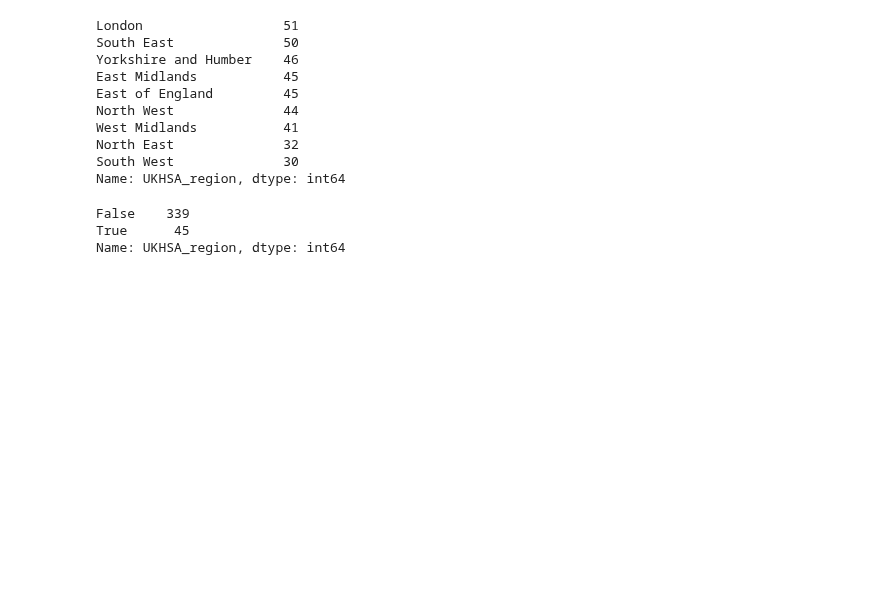
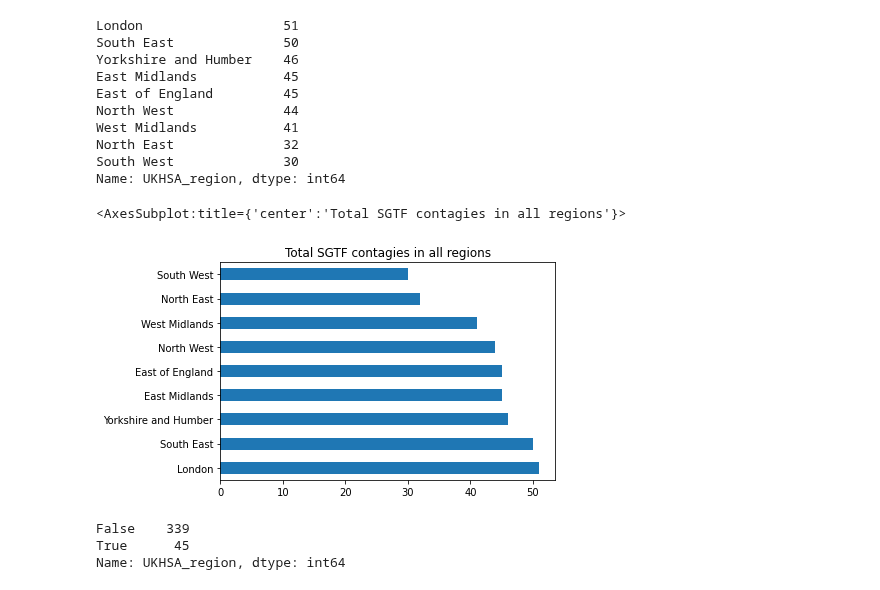
Before and after one commit to orlando074/-micron-in-UK-data-analysis, a Jupyter notebook: OmicronVirus test dataAnalyze.ipynb, the cells around one changed output. Cells and saved outputs as stored; diff of their text form; code cells hidden in the pictures; blank space fills up the shorter version.

```diff
--- a/OmicronVirus test dataAnalyze.ipynb
+++ b/OmicronVirus test dataAnalyze.ipynb
@@ -227,6 +233,12 @@ West Midlands           41
 North East              32
 South West              30
 Name: UKHSA_region, dtype: int64
+# %%
+#SGTF graphic of total quanties with contagie in all regions
+dataSGTF['UKHSA_region'].value_counts().plot.barh(title="Total SGTF contagies in all regions")
+# %% [output]
+<AxesSubplot:title={'center':'Total SGTF contagies in all regions'}>
+[figure, added]
 # %%
 #SGTF quanties in 'East Midlands' region
 dataSGTF['UKHSA_region'].str.contains('East Midlands').value_counts()
```
Also changed, not shown: parts of 2 cells of this notebook.
